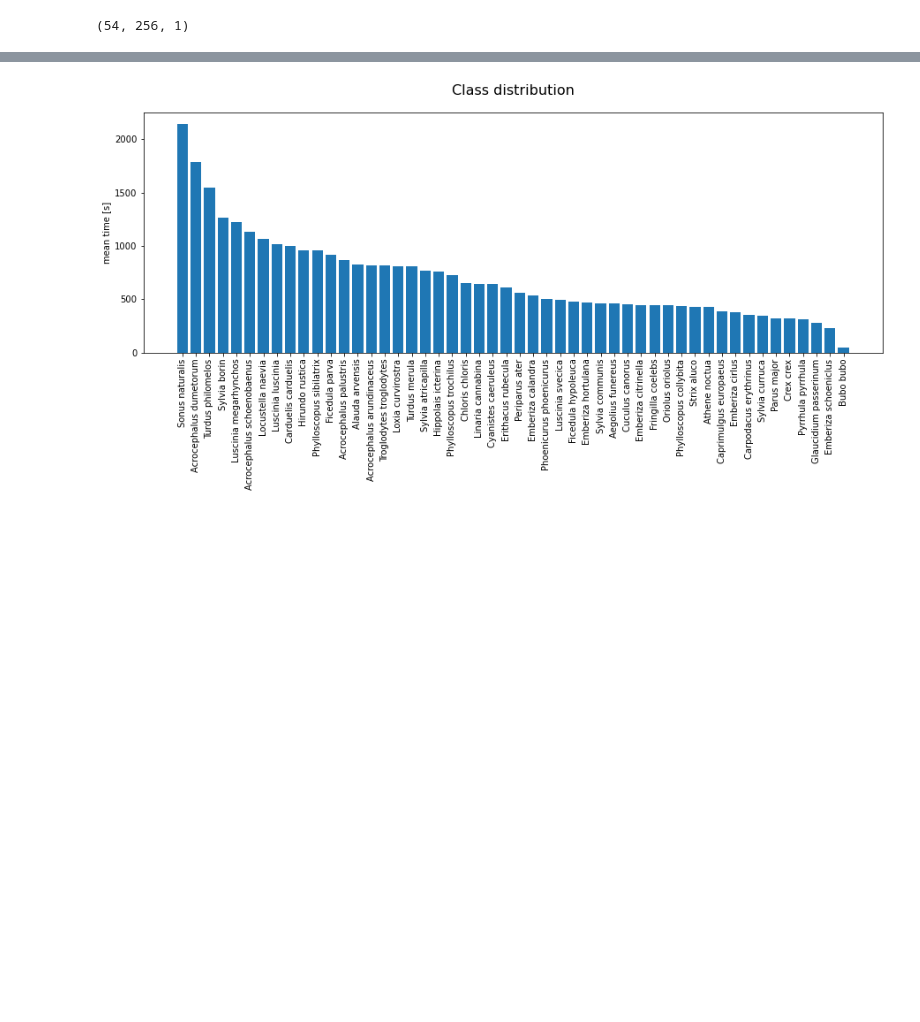
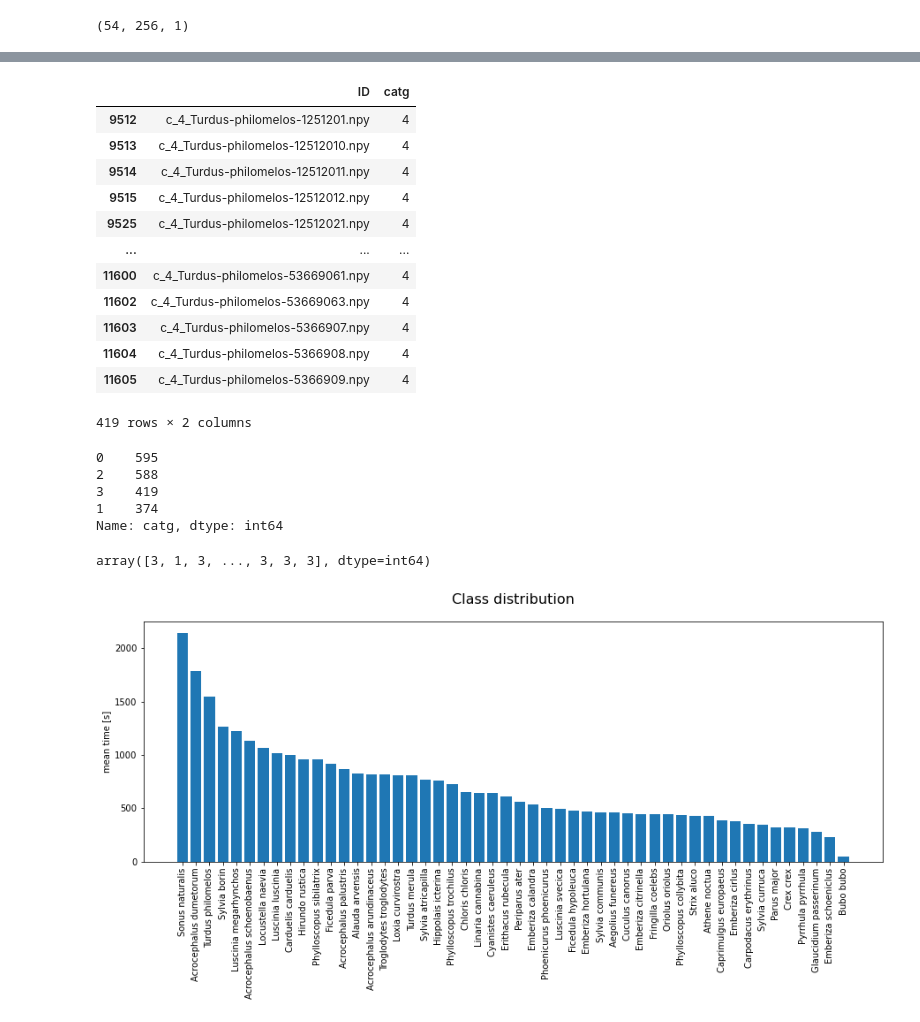
Before and after one commit to antonimarek/birdify, a Jupyter notebook: birdify.ipynb, the cells around one changed output, grey strips where cells are left out. Drawn from its saved outputs; the diff is of its cells as text; code cells hidden in the pictures; blank space fills up the shorter version.

```diff
--- a/birdify.ipynb
+++ b/birdify.ipynb
@@ -81,5 +103,5 @@ noise_ids = [f for f in os.listdir(r'./numpy_data/noise/') if '.' in f]
 # %%
-train, validation, test = processing.tvt_split(df_dir, 'catg', frac = (70, 15, 15))
+train, validation, test = processing.tvt_split(df_part, 'catg', frac = (70, 15, 15))
 # %%
 X_dim = np.load('./numpy_data/'+np.random.choice(f_dir))
 dims = X_dim.shape
@@ -87,4 +109,6 @@ dims = X_dim.shape
 (*dims,1)
 # %% [output]
 (54, 256, 1)
+# %%
+df_part.catg = pd.factorize(df_part.catg)[0]
 # %%
@@ -92,4 +116,4 @@ num_classes = len(df_dir.catg.unique())
 # %%
-train_df = df_dir.iloc[train]
-validation_df = df_dir.iloc[validation]
-test_df = df_dir.iloc[test]
+train_df = df_part.iloc[train]
+validation_df = df_part.iloc[validation]
+test_df = df_part.iloc[test]
@@ -200,0 +294,24 @@ Epoch 6/10
+# %%
+test_df[test_df.catg==4]
+# %% [output]
+|  | ID | catg |
+| 9512 | c_4_Turdus-philomelos-1251201.npy | 4 |
+| 9513 | c_4_Turdus-philomelos-12512010.npy | 4 |
+| 9514 | c_4_Turdus-philomelos-12512011.npy | 4 |
+| 9515 | c_4_Turdus-philomelos-12512012.npy | 4 |
+| 9525 | c_4_Turdus-philomelos-12512021.npy | 4 |
+| ... | ... | ... |
+| 11600 | c_4_Turdus-philomelos-53669061.npy | 4 |
+| 11602 | c_4_Turdus-philomelos-53669063.npy | 4 |
+| 11603 | c_4_Turdus-philomelos-5366907.npy | 4 |
+| 11604 | c_4_Turdus-philomelos-5366908.npy | 4 |
+| 11605 | c_4_Turdus-philomelos-5366909.npy | 4 |
+419 rows × 2 columns
+# %%
+test_df.catg.value_counts()
+# %% [output]
+0    595
+2    588
+3    419
+1    374
+Name: catg, dtype: int64
@@ -201,3 +323,7 @@ Epoch 6/10
+# %%
+y_pred.argsort()[:,-1]
+# %% [output]
+array([3, 1, 3, ..., 3, 3, 3], dtype=int64)
 # %%
 label_to_name = data[['Name','class_label']].set_index('class_label').to_dict()['Name']
 # %%
```
Also changed, not shown: parts of 19 cells of this notebook, 6 other files.
